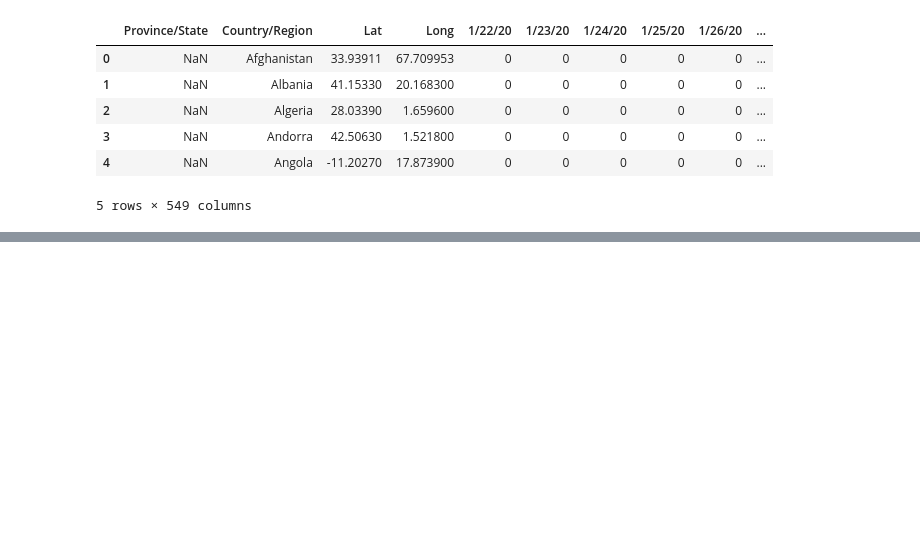
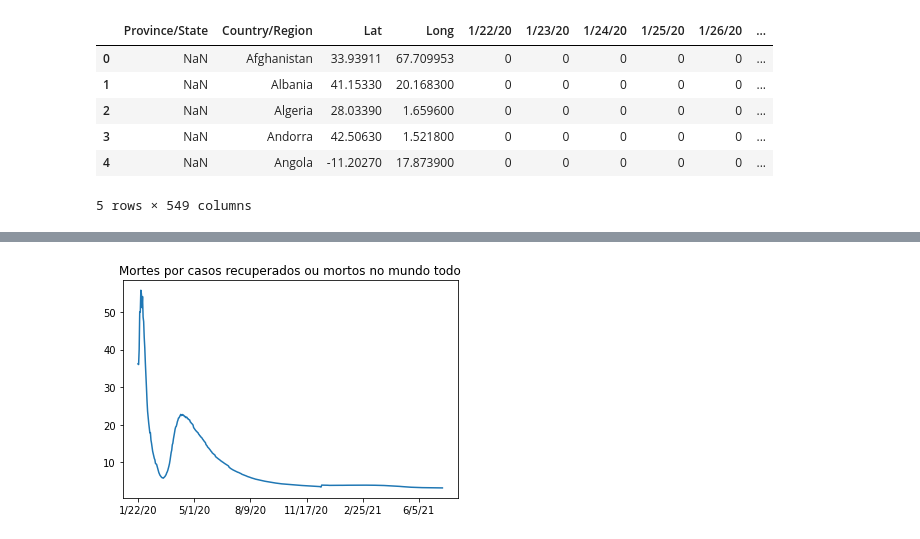
Before and after one commit to Helsonfs/Estudos_data_science_cvirus, a Jupyter notebook: Estudos_Data_Science_Covid_19.ipynb, the cells around one changed output, grey strips where cells are left out. Cells and saved outputs as stored; diff of their text form; code cells hidden in the pictures; blank space fills up the shorter version.

```diff
--- a/Estudos_Data_Science_Covid_19.ipynb
+++ b/Estudos_Data_Science_Covid_19.ipynb
@@ -680,0 +711,6 @@ confirmados.head()
+# %%
+grupo_por_dia['letalidade_por_dia2'].plot()
+plt.title("Mortes por casos recuperados ou mortos no mundo todo")
+plt.show()
+# %% [output]
+[figure, added]
```
Also changed, not shown: parts of 8 cells of this notebook.
